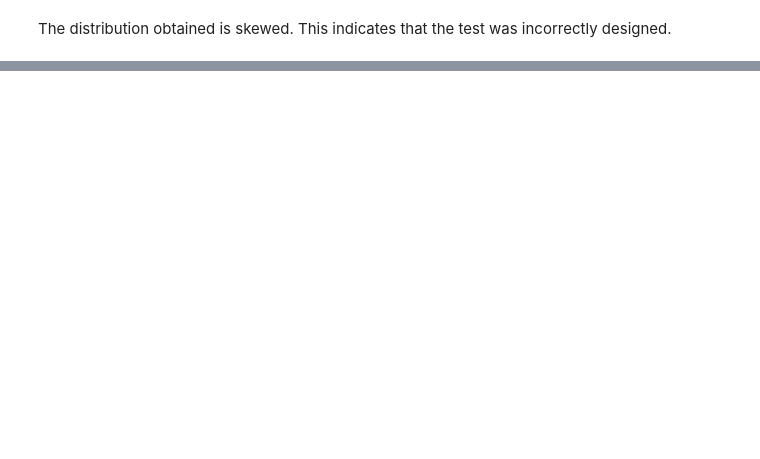
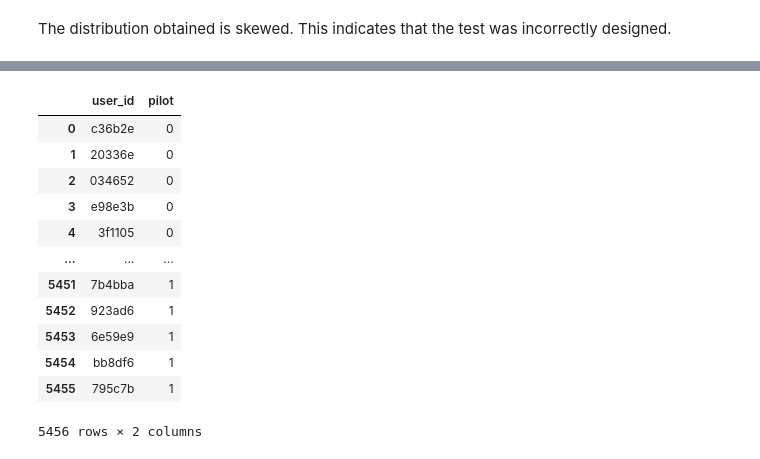
Before and after one commit to YanaOrf/AB_tests, a Jupyter notebook: Pizzeria_website_AB.ipynb, the cells around one changed output, grey strips where cells are left out. Saved outputs shown, nothing was run; the diff lists cells and outputs as text; code cells hidden in the pictures; blank space fills up the shorter version.

```diff
--- a/Pizzeria_website_AB.ipynb
+++ b/Pizzeria_website_AB.ipynb
@@ -1717,0 +1861,16 @@ plot_pvalue_ecdf(p_values, 'p-value ECDF. Dependent data')
+# %%
+users
+# %% [output]
+|  | user_id | pilot |
+| 0 | c36b2e | 0 |
+| 1 | 20336e | 0 |
+| 2 | 034652 | 0 |
+| 3 | e98e3b | 0 |
+| 4 | 3f1105 | 0 |
+| ... | ... | ... |
+| 5451 | 7b4bba | 1 |
+| 5452 | 923ad6 | 1 |
+| 5453 | 6e59e9 | 1 |
+| 5454 | bb8df6 | 1 |
+| 5455 | 795c7b | 1 |
+5456 rows × 2 columns
```
Also changed, not shown: parts of 19 cells of this notebook.
